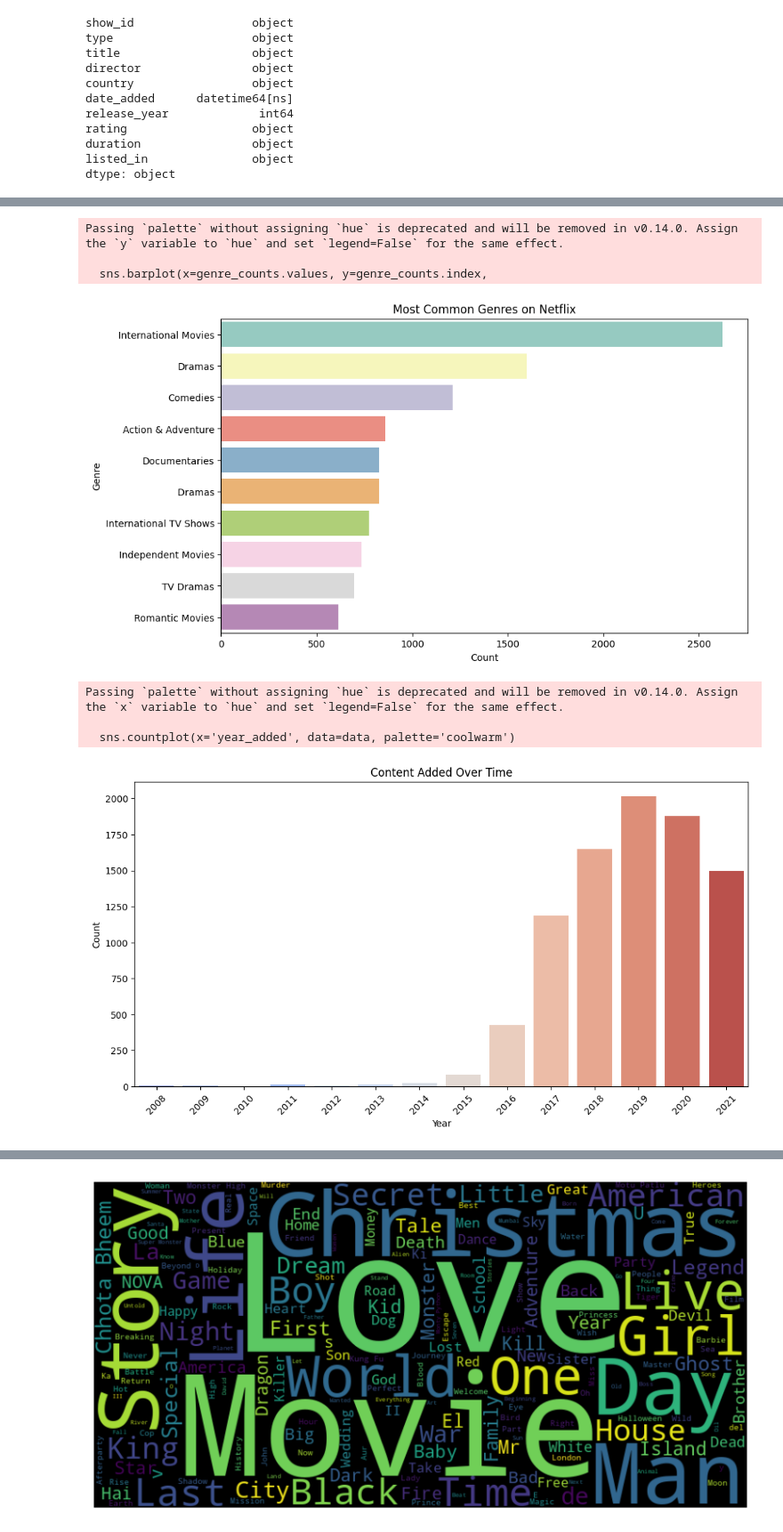
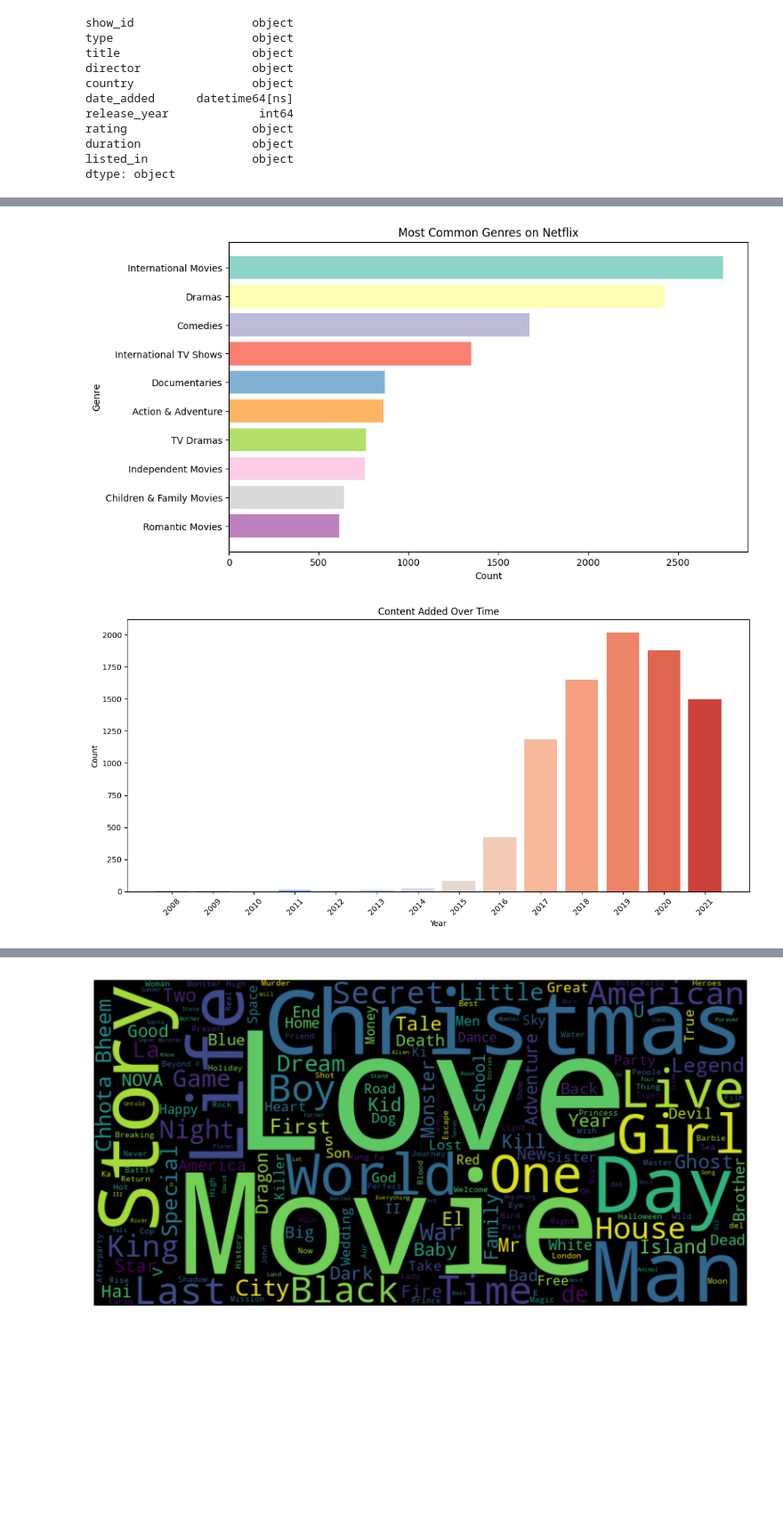
Before and after one commit to test-tlib/UMAM-DS-INTERN-PROJECTS, a Jupyter notebook: unum_project_1_.ipynb, the cells around one changed output, grey strips where cells are left out. Shown at 89% size. Cells and saved outputs as stored; diff of their text form; code cells hidden in the pictures; blank space fills up the shorter version.

```diff
--- a/unum_project_1_.ipynb
+++ b/unum_project_1_.ipynb
@@ -74,33 +73,37 @@ Passing `palette` without assigning `hue` is deprecated and will be removed in v
 [figure]
 # %%
-data['genres'] = data['listed_in'].apply(lambda x: x.split(','))
+
+data['genres'] = data['listed_in'].apply(lambda x: x.split(', '))
 all_genres = sum(data['genres'], [])
-genre_counts = pd.Series(all_genres).value_counts().head(10)
+genre_counts = pd.Series(all_genres).value_counts().head(10).reset_index()
+genre_counts.columns = ['Genre', 'Count']
+
+
 plt.figure(figsize=(10, 6))
-sns.barplot(x=genre_counts.values, y=genre_counts.index,
-palette='Set3')
+colors = sns.color_palette("Set3", len(genre_counts))
+plt.barh(genre_counts['Genre'], genre_counts['Count'], color=colors)
 plt.title('Most Common Genres on Netflix')
 plt.xlabel('Count')
 plt.ylabel('Genre')
+plt.gca().invert_yaxis()
 plt.show()
 # %% [output]
-Passing `palette` without assigning `hue` is deprecated and will be removed in v0.14.0. Assign the `y` variable to `hue` and set `legend=False` for the same effect.
-
-  sns.barplot(x=genre_counts.values, y=genre_counts.index,
-[figure, old version]
+[figure, new version]
 # %%
-data['year_added'] = data['date_added'].dt.year
-data['month_added'] = data['date_added'].dt.month
+
+year_counts = data['year_added'].value_counts().sort_index()
+
+
 plt.figure(figsize=(12, 6))
-sns.countplot(x='year_added', data=data, palette='coolwarm')
+colors = sns.color_palette("coolwarm", n_colors=len(year_counts))
+
+plt.bar(x=year_counts.index.astype(str), height=year_counts.values, color=colors)
 plt.title('Content Added Over Time')
 plt.xlabel('Year')
 plt.ylabel('Count')
 plt.xticks(rotation=45)
+plt.tight_layout()
 plt.show()
 # %% [output]
-Passing `palette` without assigning `hue` is deprecated and will be removed in v0.14.0. Assign the `x` variable to `hue` and set `legend=False` for the same effect.
-
-  sns.countplot(x='year_added', data=data, palette='coolwarm')
-[figure, old version]
+[figure, new version]
 # %%
```
Also changed, not shown: parts of 2 cells of this notebook.
